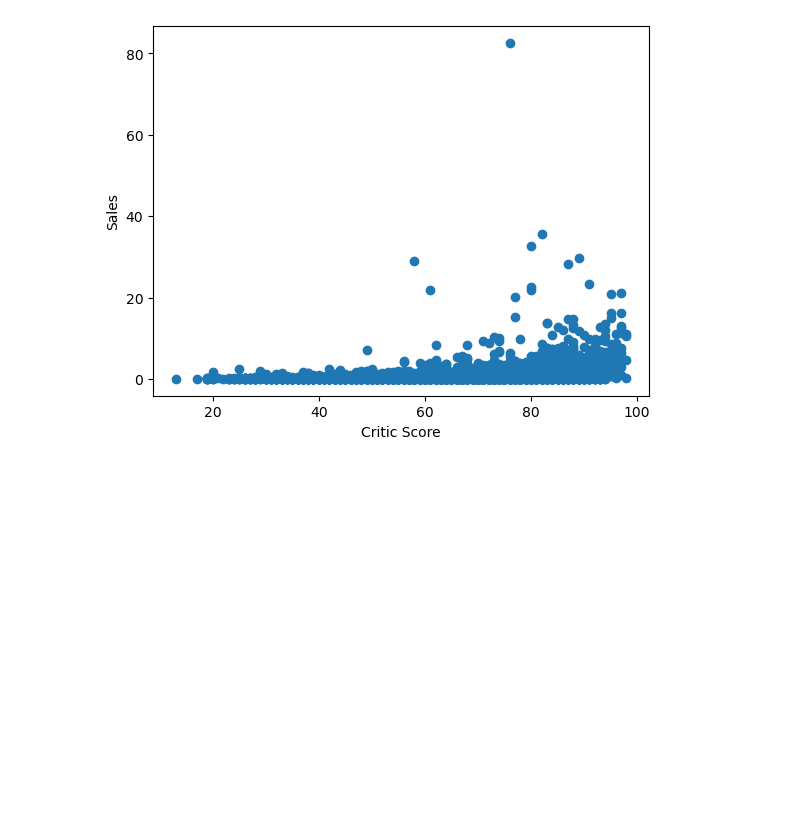
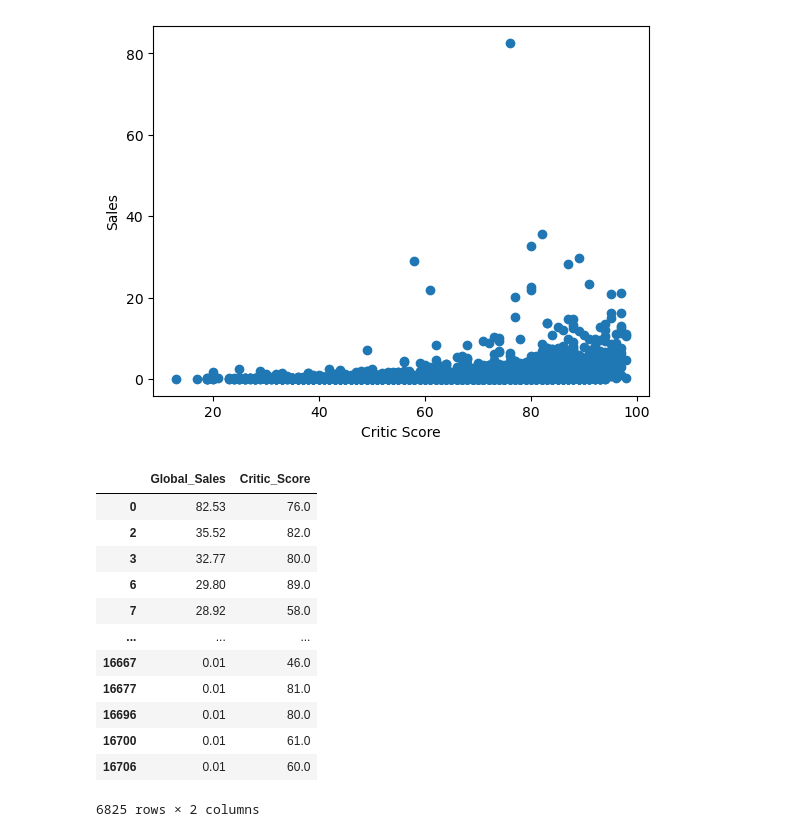
Before and after one commit to PeterAlesio/Video_Game_Analysis, a Jupyter notebook: linear_reg_model.ipynb, the cells around one changed output. Saved outputs shown, nothing was run; the diff lists cells and outputs as text; code cells hidden in the pictures; blank space fills up the shorter version.

```diff
--- a/linear_reg_model.ipynb
+++ b/linear_reg_model.ipynb
@@ -27,3 +45,19 @@ y = df.Global_Sales
+# %%
+df_test
+# %% [output]
+|  | Global_Sales | Critic_Score |
+| 0 | 82.53 | 76.0 |
+| 2 | 35.52 | 82.0 |
+| 3 | 32.77 | 80.0 |
+| 6 | 29.80 | 89.0 |
+| 7 | 28.92 | 58.0 |
+| ... | ... | ... |
+| 16667 | 0.01 | 46.0 |
+| 16677 | 0.01 | 81.0 |
+| 16696 | 0.01 | 80.0 |
+| 16700 | 0.01 | 61.0 |
+| 16706 | 0.01 | 60.0 |
+6825 rows × 2 columns
 # %%
 model = LinearRegression()
 model.fit(X, y)
```
Also changed, not shown: parts of 11 cells of this notebook.
